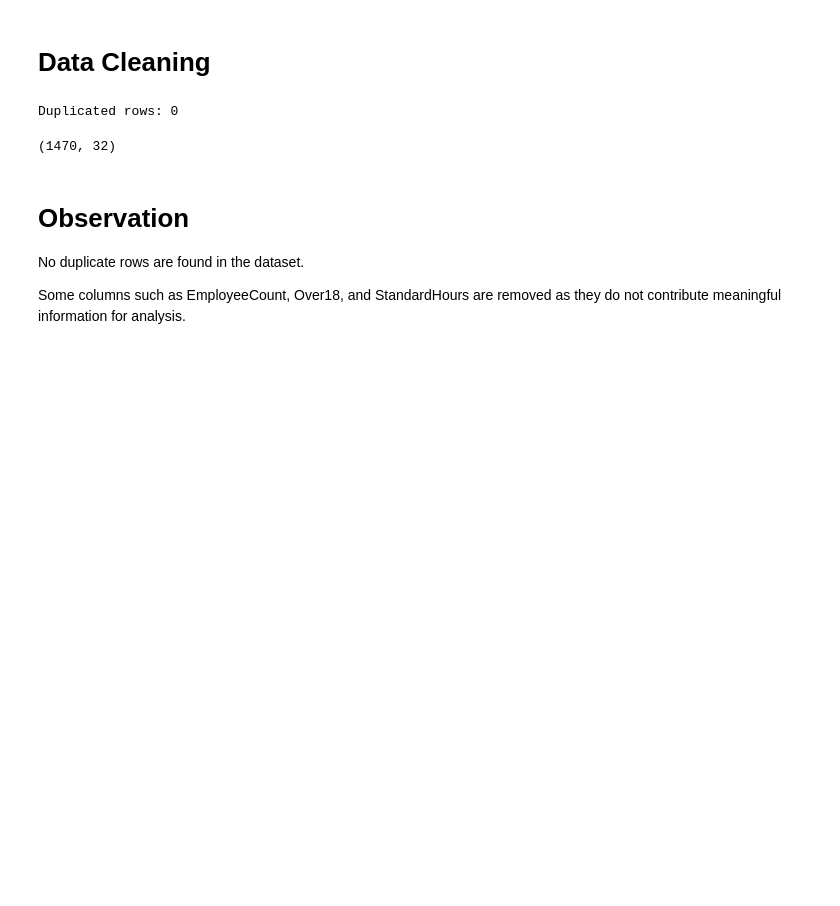
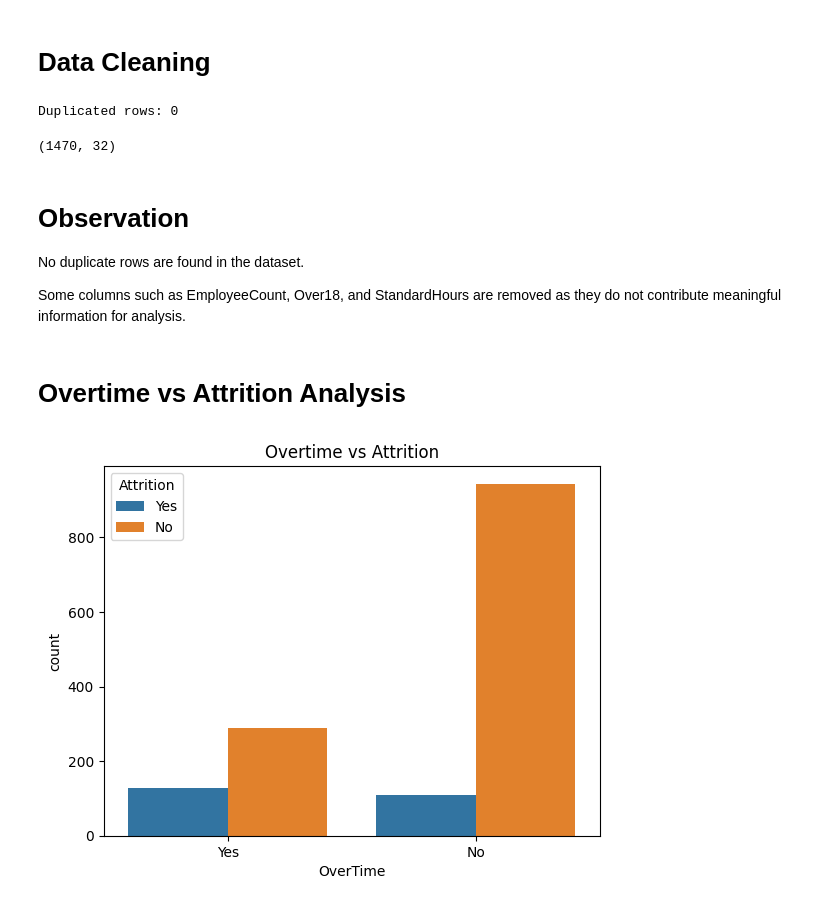
Before and after one commit to maneesh-sarikar/data-analytics-portfolio, a Jupyter notebook: hr-attrition-analysis/notebooks/attrition_analysis.ipynb, the cells around one changed output. Drawn from its saved outputs; the diff is of its cells as text; code cells hidden in the pictures; blank space fills up the shorter version.

Commit message:
Added the analysis of overtime impact on employee attrition

```diff
--- a/hr-attrition-analysis/notebooks/attrition_analysis.ipynb
+++ b/hr-attrition-analysis/notebooks/attrition_analysis.ipynb
@@ -156,3 +156,13 @@ df.shape
 No duplicate rows are found in the dataset.
 
 Some columns such as EmployeeCount, Over18, and StandardHours are removed as they do not contribute meaningful information for analysis.
+# %% [markdown]
+# Overtime vs Attrition Analysis
+# %%
+# Analyzing the relationship between overtime and attrition
+
+sns.countplot(x='OverTime',hue='Attrition',data=df)
+plt.title("Overtime vs Attrition")
+plt.show()
+# %% [output]
+[figure, added]
```
Also changed, not shown: parts of 1 cell of this notebook.
